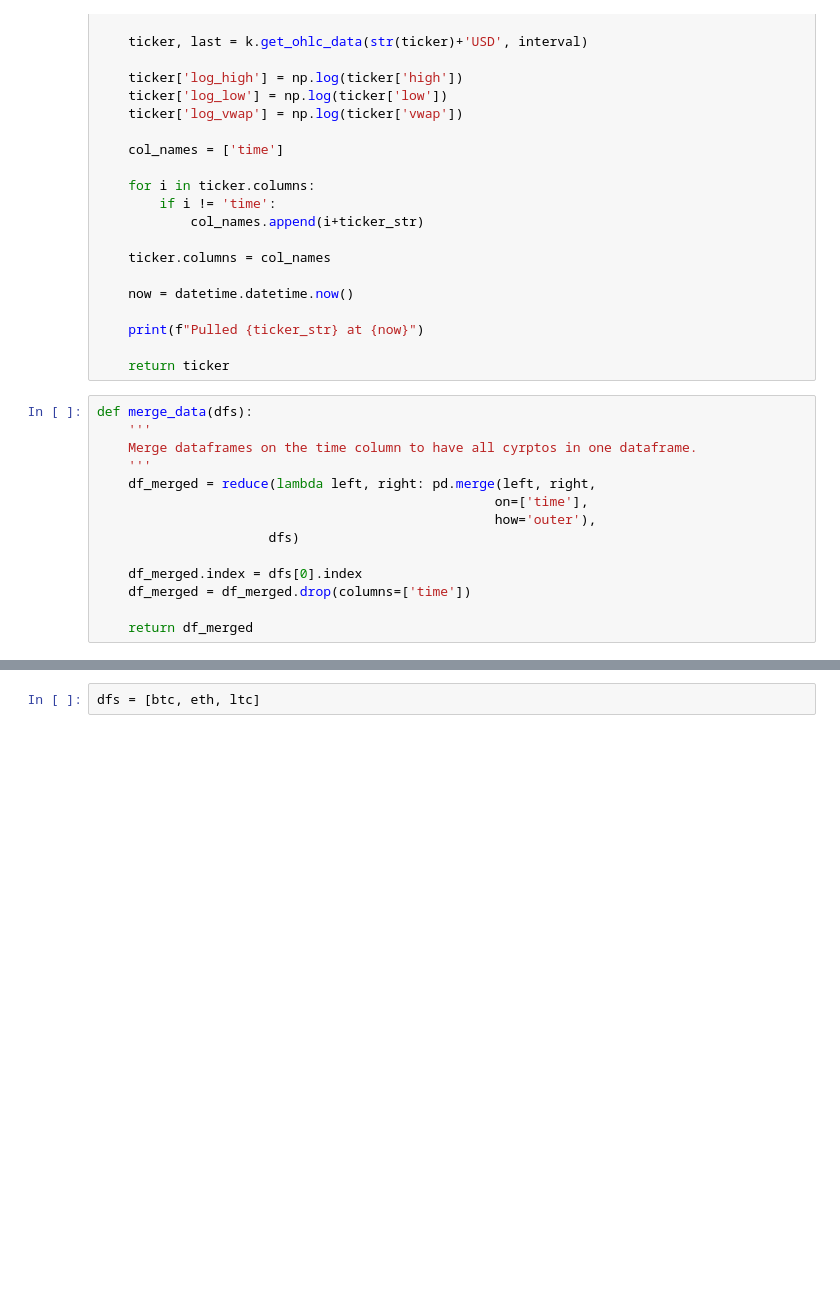
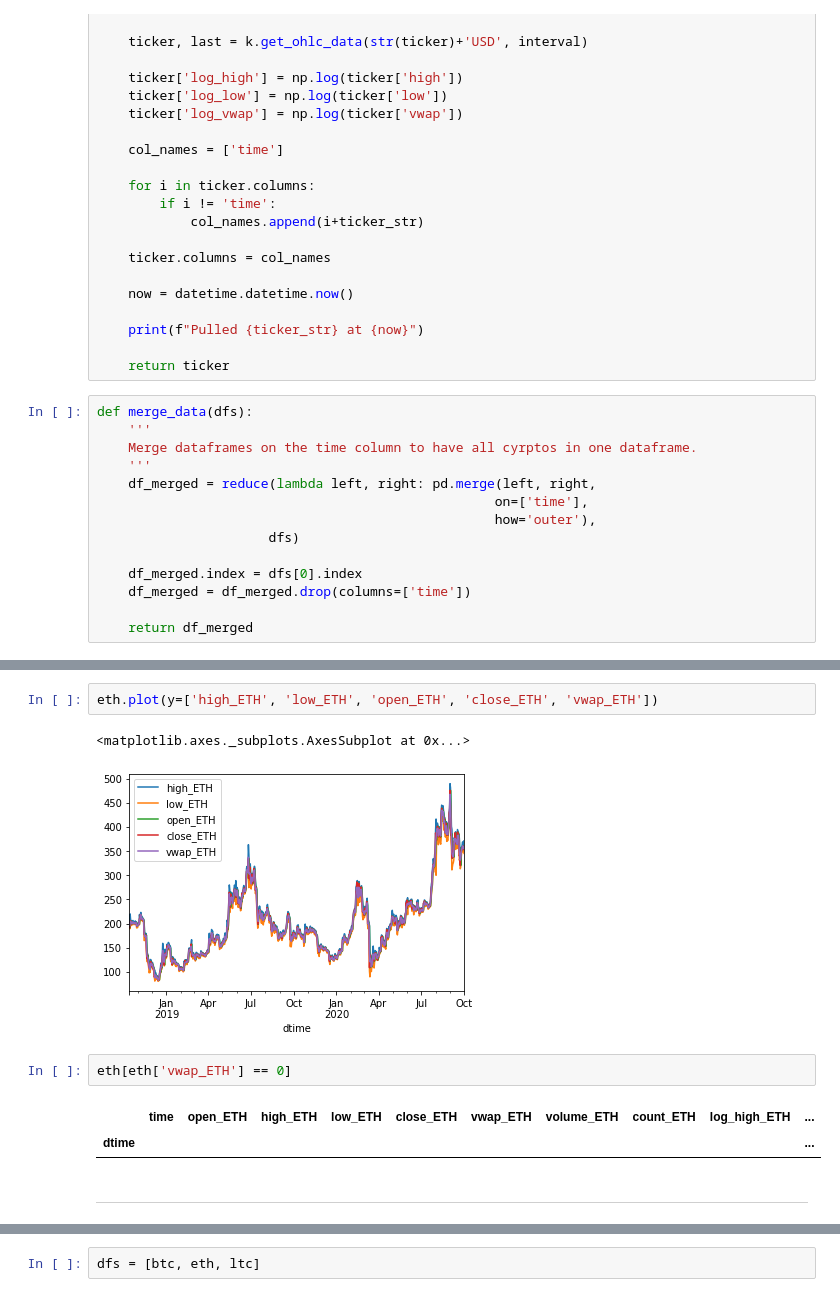
Before and after one commit to hank-butler/Third-Capstone, a Jupyter notebook: Third_Capstone_Data_Wrangling.ipynb, the cells around one changed output, grey strips where cells are left out. Drawn from its saved outputs; the diff is of its cells as text; blank space fills up the shorter version.

```diff
--- a/Third_Capstone_Data_Wrangling.ipynb
+++ b/Third_Capstone_Data_Wrangling.ipynb
@@ -87,2 +101,14 @@ eth.head()
+# %%
+eth.plot(y=['high_ETH', 'low_ETH', 'open_ETH', 'close_ETH', 'vwap_ETH'])
+# %% [output]
+<matplotlib.axes._subplots.AxesSubplot at 0x...>
+[figure, added]
+# %%
+eth[eth['vwap_ETH'] == 0]
+# %% [output]
+|  | time | open_ETH | high_ETH | low_ETH | close_ETH | vwap_ETH | volume_ETH | count_ETH | log_high_ETH | ... |
+| dtime |  |  |  |  |  |  |  |  |  | ... |
+# %% [markdown]
+---
 # %%
 ltc = pull_data('LTC')
```
Also changed, not shown: parts of 18 cells of this notebook.
